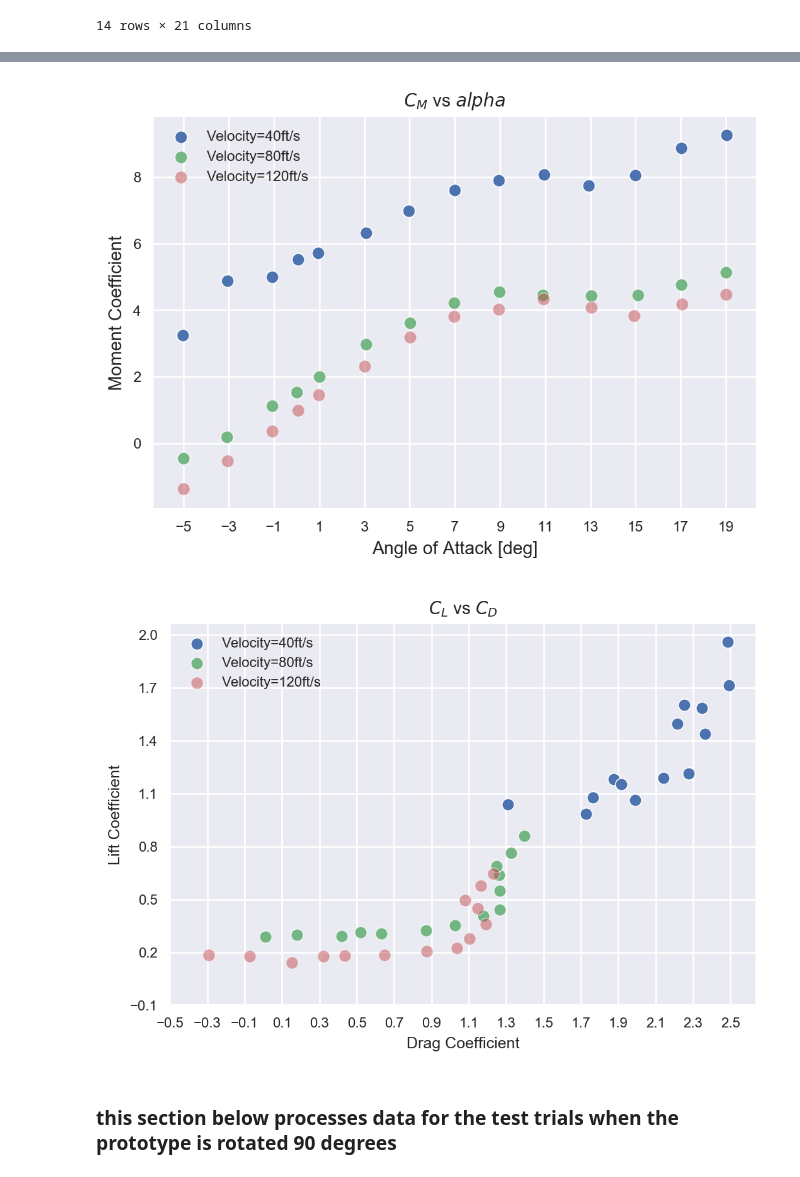
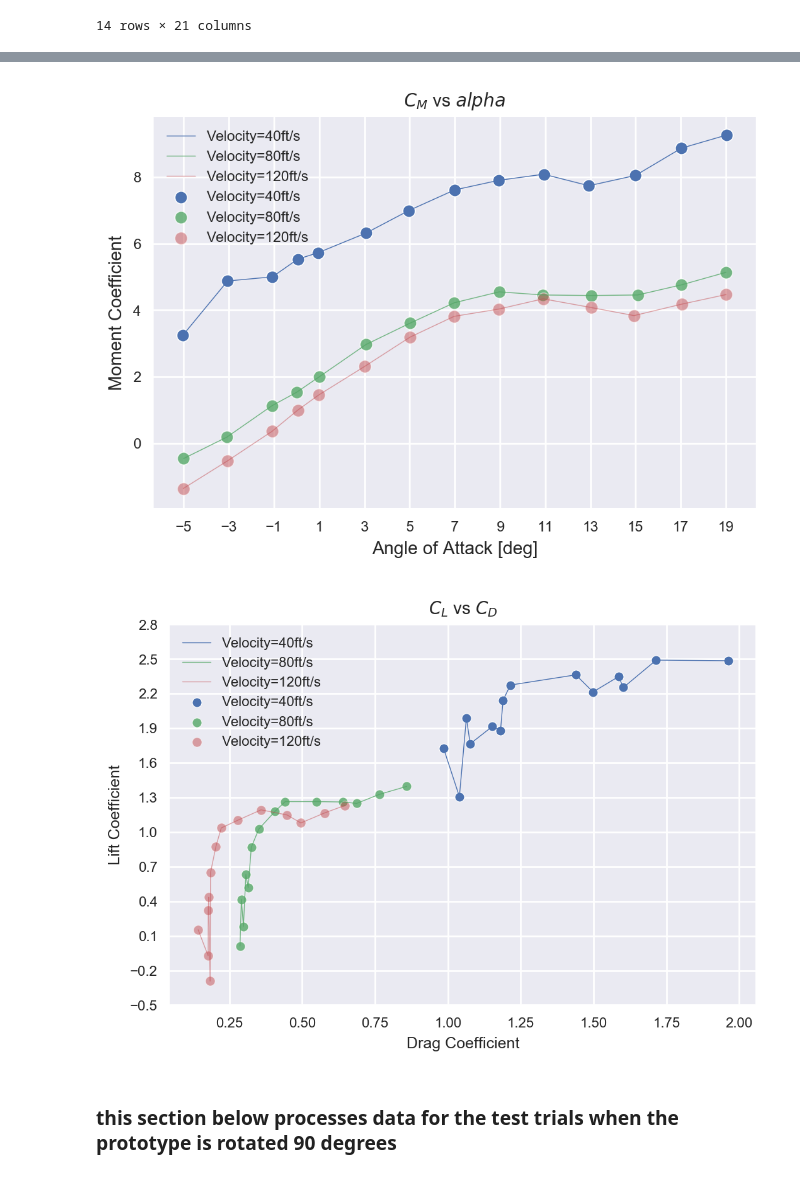
Before and after one commit to RandyChen233/AE460-aerodynamics-propulsion-Lab, a Jupyter notebook: design_lab/data_processing.ipynb, the cells around one changed output, grey strips where cells are left out. Saved outputs shown, nothing was run; the diff lists cells and outputs as text; code cells hidden in the pictures.

```diff
--- a/design_lab/data_processing.ipynb
+++ b/design_lab/data_processing.ipynb
@@ -289,8 +299,13 @@ plt.savefig('drag_plot1.png',dpi=200);
 %matplotlib inline
 plt.figure(dpi=200);
 sns.scatterplot(x='Angle of Attack[deg]',y='Moment Coef',data=df_list[1],label='Velocity=40ft/s');
+sns.lineplot(x='Angle of Attack[deg]',y='Moment Coef',data=df_list[1],label='Velocity=40ft/s');
+
 sns.scatterplot(x='Angle of Attack[deg]',y='Moment Coef',data=df_list[2],label='Velocity=80ft/s',alpha=0.8);
+sns.lineplot(x='Angle of Attack[deg]',y='Moment Coef',data=df_list[2],label='Velocity=80ft/s',alpha=0.8);
+
 sns.scatterplot(x='Angle of Attack[deg]',y='Moment Coef',data=df_list[3],label='Velocity=120ft/s',alpha=0.5);
+sns.lineplot(x='Angle of Attack[deg]',y='Moment Coef',data=df_list[3],label='Velocity=120ft/s',alpha=0.5);
 plt.legend(fontsize=8)
 #plt.yticks(np.arange(-4,4,step=0.3));
 plt.xticks(np.arange(-5,21,step=2));
@@ -300,22 +315,27 @@ plt.xlabel('Angle of Attack [deg]',fontsize=10);
 plt.title('$C_M$ vs $alpha$',fontsize=10);
 plt.savefig('moment_plot1.png',dpi=200);
 # %% [output]
-[figure, old version]
+[figure, new version]
 # %%
 %matplotlib inline
 plt.figure(dpi=200);
-sns.scatterplot(x='Lift Coef',y='Drag Coef',data=df_list[1],label='Velocity=40ft/s');
-sns.scatterplot(x='Lift Coef',y='Drag Coef',data=df_list[2],label='Velocity=80ft/s',alpha=0.8);
-sns.scatterplot(x='Lift Coef',y='Drag Coef',data=df_list[3],label='Velocity=120ft/s',alpha=0.5);
+sns.scatterplot(x='Drag Coef',y='Lift Coef',data=df_list[1],label='Velocity=40ft/s',s=30);
+sns.lineplot(x='Drag Coef',y='Lift Coef',data=df_list[1],label='Velocity=40ft/s');
+
+sns.scatterplot(x='Drag Coef',y='Lift Coef',data=df_list[2],label='Velocity=80ft/s',alpha=0.8,s=30);
+sns.lineplot(x='Drag Coef',y='Lift Coef',data=df_list[2],label='Velocity=80ft/s',alpha=0.8);
+
+sns.scatterplot(x='Drag Coef',y='Lift Coef',data=df_list[3],label='Velocity=120ft/s',alpha=0.5,s=30);
+sns.lineplot(x='Drag Coef',y='Lift Coef',data=df_list[3],label='Velocity=120ft/s',alpha=0.5);
 plt.legend(fontsize=8)
-plt.yticks(np.arange(-0.1,2.3,step=0.3));
-plt.xticks(np.arange(-0.5,2.7,step=0.2));
+plt.yticks(np.arange(-0.5,3.1,step=0.3));
+#plt.xticks(np.arange(-0.5,2.7,step=0.2));
 plt.ylabel('Lift Coefficient',fontsize=9);
 plt.xlabel('Drag Coefficient',fontsize=9);
 plt.title('$C_L$ vs $C_D$',fontsize=10);
 plt.savefig('CL_vs_CD.png',dpi=200);
 # %% [output]
-[figure, old version]
+[figure, new version]
 # %% [markdown]
 ### this section below processes data for the test trials when the prototype is rotated 90 degrees
 # %%
```
Also changed, not shown: parts of 12 cells of this notebook, 12 other files.
